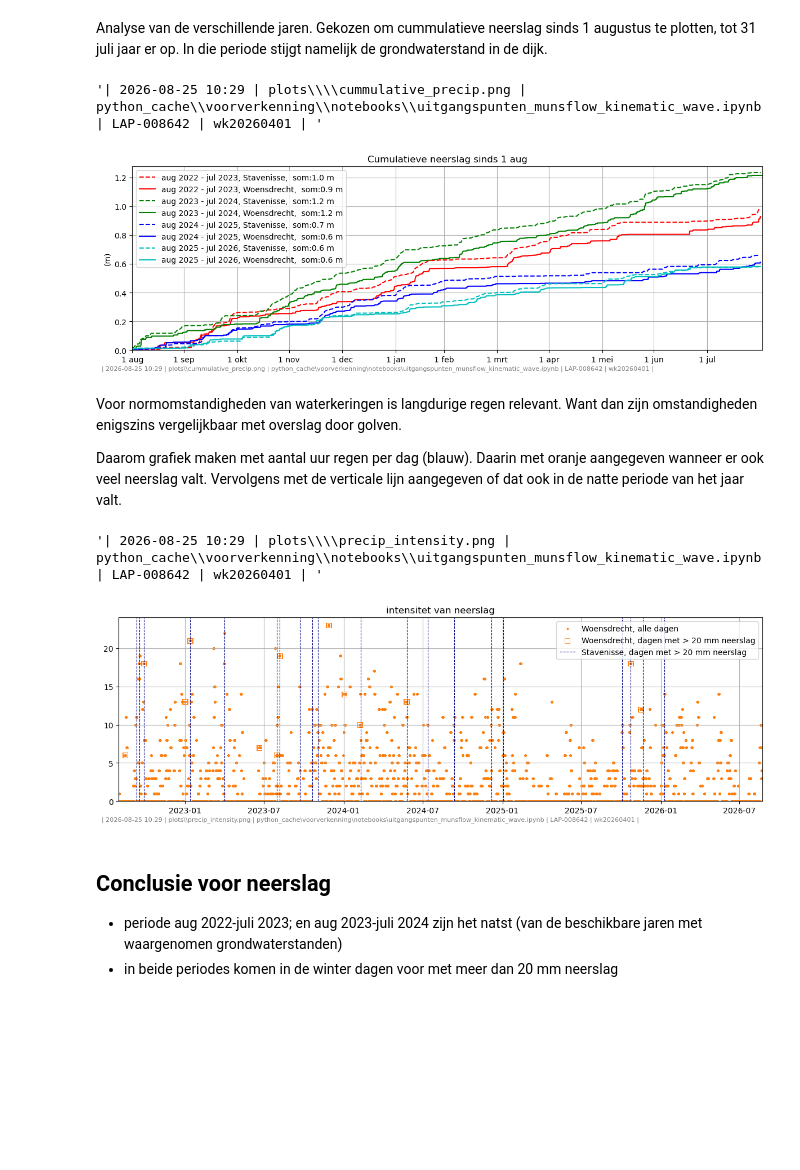
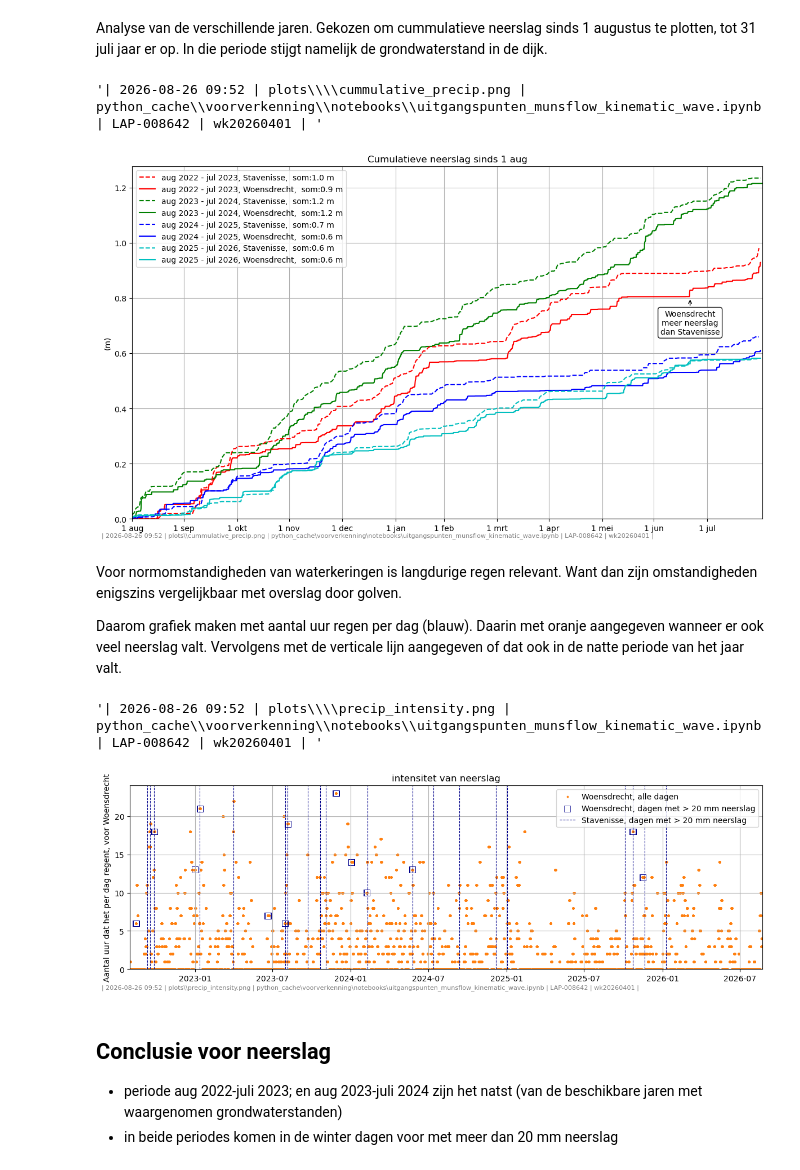
Before and after one commit to scheldestromen/voorverkenning, a Jupyter notebook: notebooks/uitgangspunten_munsflow_kinematic_wave.ipynb, the cells around one changed output. Drawn from its saved outputs; the diff is of its cells as text; code cells hidden in the pictures; blank space fills up the shorter version.

```diff
--- a/notebooks/uitgangspunten_munsflow_kinematic_wave.ipynb
+++ b/notebooks/uitgangspunten_munsflow_kinematic_wave.ipynb
@@ -176,25 +161,39 @@ precip_stav_df, month_name = lmkw.calc_cummulative_precip(
 # %%
 fig, ax = lmkw.plot_cummulative_precip(
         precip_df,
         cumulative_start_month=cumulative_start_month,
         location=precip.meta['location'],
         ls='-',
         location_in_legend=precip.meta['location'],
 )
 
 fig, ax = lmkw.plot_cummulative_precip(
         precip_stav_df,
         cumulative_start_month=cumulative_start_month,
         location=precip_stav.meta['location'],
         fig=fig,
         ax=ax,
         ls='--',
         location_in_legend=precip_stav.meta['location'],
 )
+
+ax.annotate(
+        "Woensdrecht\nmeer neerslag\ndan Stavenisse",
+        xy=(324, 0.8),
+        xycoords="data",
+        xytext=(0, -15),
+        textcoords="offset points",
+        ha="center",
+        va="top",
+        fontsize=10,
+        bbox=dict(boxstyle="round,pad=0.3", fc="white", ec="black", alpha=0.9),
+        arrowprops=dict(arrowstyle="->", color="black", lw=1),
+)
+
 ph.add_footer_to_fig(fig, PLOT_DIR + f'cummulative_precip.png')
 # %% [output]
-'| 2026-08-25 10:29 | plots\\\\cummulative_precip.png | python_cache\\voorverkenning\\notebooks\\uitgangspunten_munsflow_kinematic_wave.ipynb | LAP-008642 | wk20260401 | '
+'| 2026-08-26 09:52 | plots\\\\cummulative_precip.png | python_cache\\voorverkenning\\notebooks\\uitgangspunten_munsflow_kinematic_wave.ipynb | LAP-008642 | wk20260401 | '
-[figure, old version]
+[figure, new version]
 # %% [markdown]
 Voor normomstandigheden van waterkeringen is langdurige regen relevant. Want dan zijn omstandigheden enigszins vergelijkbaar met overslag door golven.
 
@@ -216,8 +215,8 @@ precip_df_filtered = precip_df[precip_df[precip.columns[0]].groupby(precip_df.in
 ax.scatter(
     x=precip_df_filtered['date'],
     y=precip_df_filtered['hours_of_rain'],
-    s=40,
-    marker='s', facecolors='none', edgecolors='tab:orange',  linewidths=0.5,
+    s=60,
+    marker='s', facecolors='none', edgecolors='darkblue',  linewidths=0.5,
     label=f'{precip.meta["location"]}, dagen met > {precip_threshold * 1000:.0f} mm neerslag'
 )
 
@@ -236,14 +235,15 @@ precip_stav_filtered_highlight = precip_stav_filtered[(precip_stav_filtered['mon
 # layout
 ax.set_xlim([precip_df['date'].min(), precip_df['date'].max()])
 ax.set_ylim(ylims)
+ax.set_ylabel(f'Aantal uur dat het per dag regent, voor {precip.meta["location"]}')
 ax.set_title(f'intensitet van neerslag')
 ax.grid(True)
 ax.legend()
 
 ph.add_footer_to_fig(fig, PLOT_DIR + f'precip_intensity.png')
 # %% [output]
-'| 2026-08-25 10:29 | plots\\\\precip_intensity.png | python_cache\\voorverkenning\\notebooks\\uitgangspunten_munsflow_kinematic_wave.ipynb | LAP-008642 | wk20260401 | '
+'| 2026-08-26 09:52 | plots\\\\precip_intensity.png | python_cache\\voorverkenning\\notebooks\\uitgangspunten_munsflow_kinematic_wave.ipynb | LAP-008642 | wk20260401 | '
-[figure, old version]
+[figure, new version]
 # %% [markdown]
 ## Conclusie voor neerslag
 
```
Also changed, not shown: parts of 16 cells of this notebook, 8 other files.
